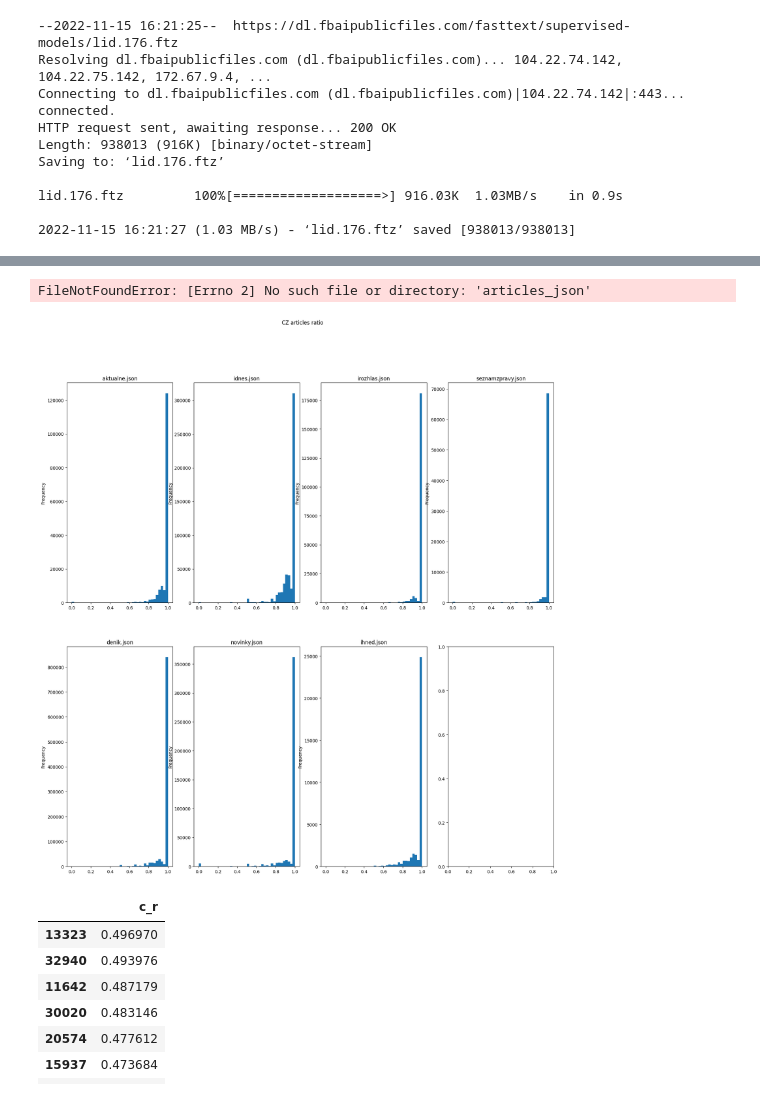
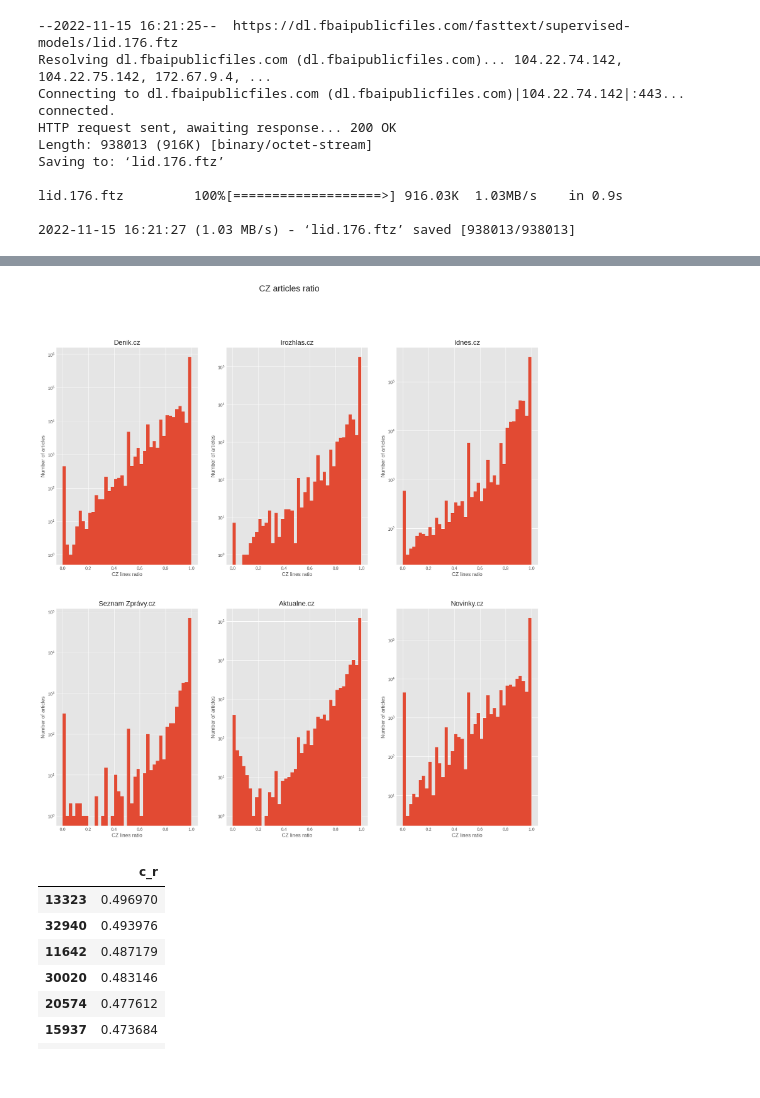
Before and after one commit to hynky1999/Bakalarka-code, a Jupyter notebook: dataset_creation/inspect/cz_filter_inspect.ipynb, the cells around one changed output, grey strips where cells are left out. Cells and saved outputs as stored; diff of their text form; code cells hidden in the pictures.

```diff
--- a/dataset_creation/inspect/cz_filter_inspect.ipynb
+++ b/dataset_creation/inspect/cz_filter_inspect.ipynb
@@ -56,7 +53,7 @@ handlers["ihned"].error("lul", extra={"content_ratio": 0.5})
 import pandas as pd
 import matplotlib.pyplot as plt
 # %%
-folder = Path("articles_json")
+folder = Path("../no_duplicates")
 # %%
 stats = {}
 total = {}
@@ -71,21 +68,26 @@ for file in folder.iterdir():
             handlers[file.stem].error(article["content"], extra={"content_ratio": c_r})
         else:
             total[file.name] += 1
-# %% [output]
-FileNotFoundError: [Errno 2] No such file or directory: 'articles_json'
-# %%
-df = pd.DataFrame(stats["ihned.json"])
 # %%
 
 i= 0
-fig, axes = plt.subplots(2,4, figsize=(20, 20))
-fig.suptitle("CZ articles ratio")
+plt.style.use('ggplot')
+fig, axes = plt.subplots(2,3, figsize=(20, 20))
+fig.suptitle("CZ articles ratio", fontsize=20)
 for k, v in stats.items():
     df = pd.DataFrame(v)
-    df['c_r'].plot.hist(bins=40, ax=axes[i//4][i%4], title=k)
+    plot = df['c_r'].plot.hist(bins=40, ax=axes[i//3][i%3], title=k, log=True)
+    plot.axes.set_xlabel("CZ lines ratio")
+    plot.axes.set_ylabel("Number of articles")
+    # set plot title to xd
+    name = k.removesuffix('.jsonb').capitalize()
+    if name == "Seznamzpravy":
+        name = "Seznam Zprávy"
+    plot.set_title(f"{name}.cz", fontsize=16)
+
     i += 1
 # %% [output]
-[figure, old version]
+[figure, new version]
 # %%
 %load_ext autoreload
 %autoreload 2
```
Also changed, not shown: parts of 5 cells of this notebook, 20 other files.
